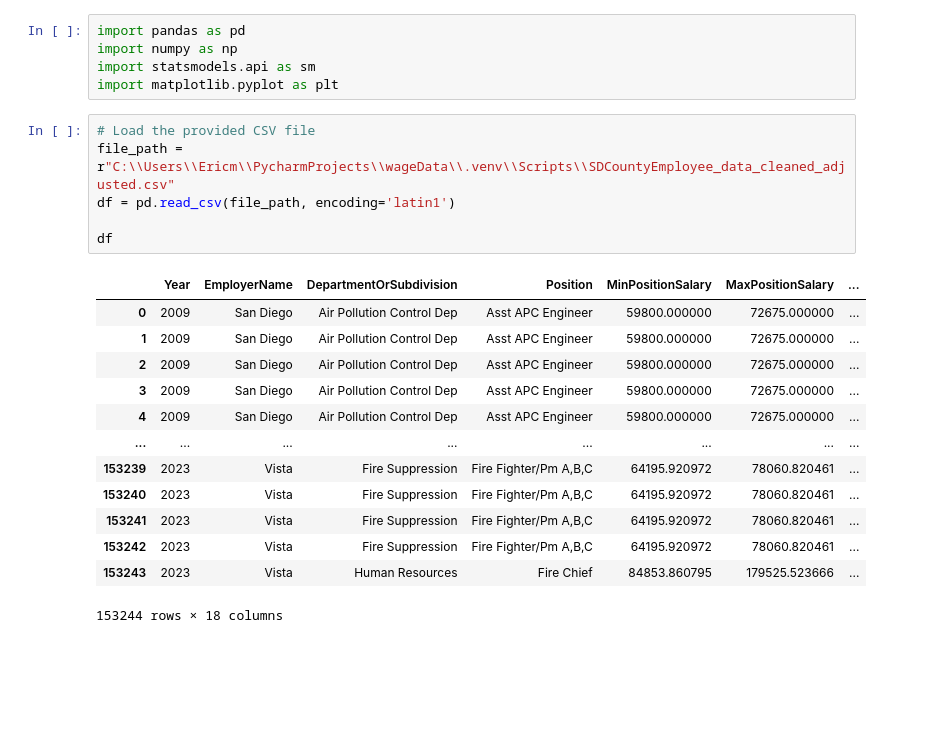
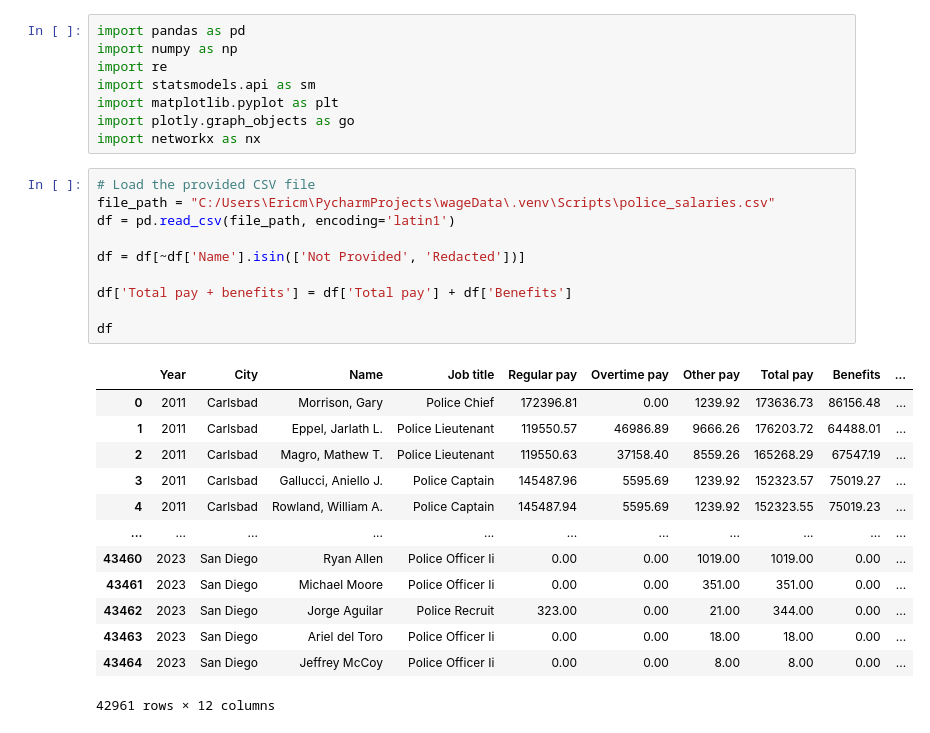
Before and after one commit to BrianLiu1319/San-Diego-County-Quid-Pro-Quo-Wage-Analysis, a Jupyter notebook: WageVsVacancies.ipynb, the cells around one changed output. Saved outputs shown, nothing was run; the diff lists cells and outputs as text; blank space fills up the shorter version.

```diff
--- a/WageVsVacancies.ipynb
+++ b/WageVsVacancies.ipynb
@@ -1,25 +1,32 @@
 # %%
 import pandas as pd
 import numpy as np
+import re
 import statsmodels.api as sm
 import matplotlib.pyplot as plt
+import plotly.graph_objects as go
+import networkx as nx
 # %%
 # Load the provided CSV file
-file_path = r"C:\\Users\\Ericm\\PycharmProjects\\wageData\\.venv\\Scripts\\SDCountyEmployee_data_cleaned_adjusted.csv"
+file_path = "C:/Users\Ericm\PycharmProjects\wageData\.venv\Scripts\police_salaries.csv"
 df = pd.read_csv(file_path, encoding='latin1')
 
+df = df[~df['Name'].isin(['Not Provided', 'Redacted'])]
+
+df['Total pay + benefits'] = df['Total pay'] + df['Benefits']
+
 df
 # %% [output]
-|  | Year | EmployerName | DepartmentOrSubdivision | Position | MinPositionSalary | MaxPositionSalary | ... |
-| 0 | 2009 | San Diego | Air Pollution Control Dep | Asst APC Engineer | 59800.000000 | 72675.000000 | ... |
-| 1 | 2009 | San Diego | Air Pollution Control Dep | Asst APC Engineer | 59800.000000 | 72675.000000 | ... |
-| 2 | 2009 | San Diego | Air Pollution Control Dep | Asst APC Engineer | 59800.000000 | 72675.000000 | ... |
-| 3 | 2009 | San Diego | Air Pollution Control Dep | Asst APC Engineer | 59800.000000 | 72675.000000 | ... |
-| 4 | 2009 | San Diego | Air Pollution Control Dep | Asst APC Engineer | 59800.000000 | 72675.000000 | ... |
-| ... | ... | ... | ... | ... | ... | ... | ... |
-| 153239 | 2023 | Vista | Fire Suppression | Fire Fighter/Pm A,B,C | 64195.920972 | 78060.820461 | ... |
-| 153240 | 2023 | Vista | Fire Suppression | Fire Fighter/Pm A,B,C | 64195.920972 | 78060.820461 | ... |
-| 153241 | 2023 | Vista | Fire Suppression | Fire Fighter/Pm A,B,C | 64195.920972 | 78060.820461 | ... |
-| 153242 | 2023 | Vista | Fire Suppression | Fire Fighter/Pm A,B,C | 64195.920972 | 78060.820461 | ... |
-| 153243 | 2023 | Vista | Human Resources | Fire Chief | 84853.860795 | 179525.523666 | ... |
+|  | Year | City | Name | Job title | Regular pay | Overtime pay | Other pay | Total pay | Benefits | ... |
+| 0 | 2011 | Carlsbad | Morrison, Gary | Police Chief | 172396.81 | 0.00 | 1239.92 | 173636.73 | 86156.48 | ... |
+| 1 | 2011 | Carlsbad | Eppel, Jarlath L. | Police Lieutenant | 119550.57 | 46986.89 | 9666.26 | 176203.72 | 64488.01 | ... |
+| 2 | 2011 | Carlsbad | Magro, Mathew T. | Police Lieutenant | 119550.63 | 37158.40 | 8559.26 | 165268.29 | 67547.19 | ... |
+| 3 | 2011 | Carlsbad | Gallucci, Aniello J. | Police Captain | 145487.96 | 5595.69 | 1239.92 | 152323.57 | 75019.27 | ... |
+| 4 | 2011 | Carlsbad | Rowland, William A. | Police Captain | 145487.94 | 5595.69 | 1239.92 | 152323.55 | 75019.23 | ... |
+| ... | ... | ... | ... | ... | ... | ... | ... | ... | ... | ... |
+| 43460 | 2023 | San Diego | Ryan Allen | Police Officer Ii | 0.00 | 0.00 | 1019.00 | 1019.00 | 0.00 | ... |
+| 43461 | 2023 | San Diego | Michael Moore | Police Officer Ii | 0.00 | 0.00 | 351.00 | 351.00 | 0.00 | ... |
+| 43462 | 2023 | San Diego | Jorge Aguilar | Police Recruit | 323.00 | 0.00 | 21.00 | 344.00 | 0.00 | ... |
+| 43463 | 2023 | San Diego | Ariel del Toro | Police Officer Ii | 0.00 | 0.00 | 18.00 | 18.00 | 0.00 | ... |
+| 43464 | 2023 | San Diego | Jeffrey McCoy | Police Officer Ii | 0.00 | 0.00 | 8.00 | 8.00 | 0.00 | ... |
-153244 rows × 18 columns
+42961 rows × 12 columns
```
Also changed, not shown: parts of 17 cells of this notebook.
